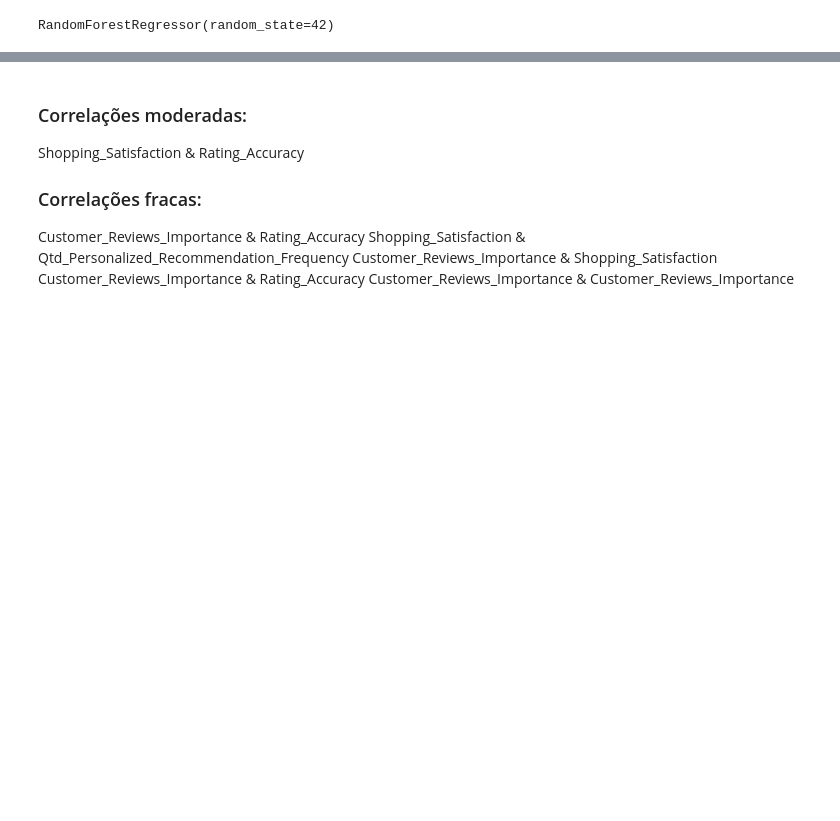
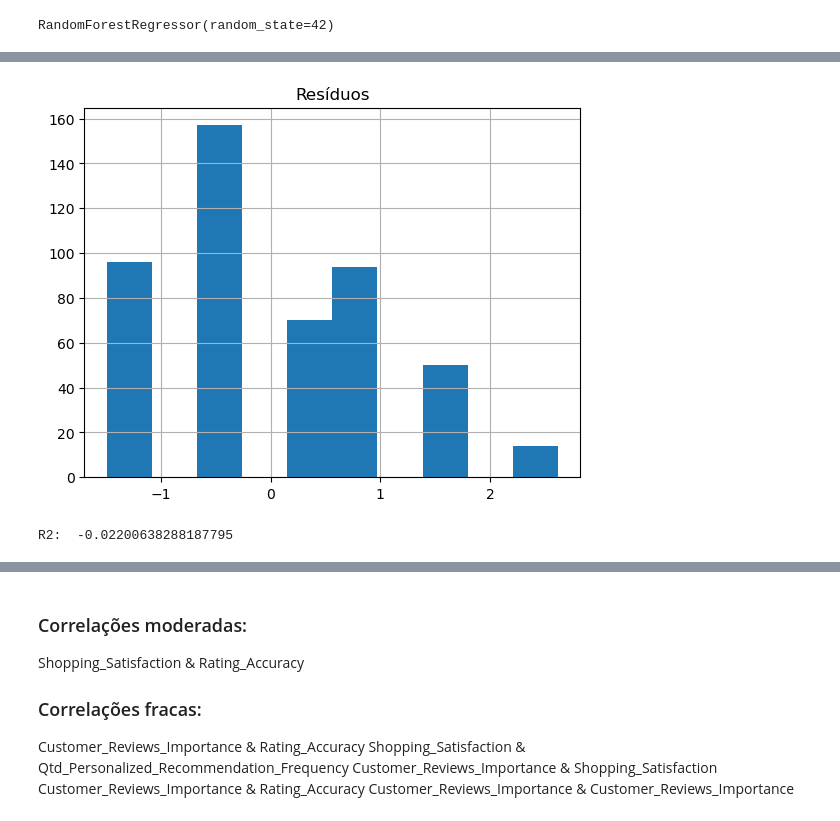
Before and after one commit to OliviaHelena10/PYTHON_PROJECTS, a Jupyter notebook: trabalhando_com_analises/cust_behavior.ipynb, the cells around one changed output, grey strips where cells are left out. Saved outputs shown, nothing was run; the diff lists cells and outputs as text; code cells hidden in the pictures; blank space fills up the shorter version.

```diff
--- a/trabalhando_com_analises/cust_behavior.ipynb
+++ b/trabalhando_com_analises/cust_behavior.ipynb
@@ -501,3 +501,10 @@ model = RandomForestRegressor(random_state=42)
 model.fit(X_train, y_train)
 # %% [output]
 RandomForestRegressor(random_state=42)
+# %%
+#Dados de treino para usar a fórmula
+df_train = pd.DataFrame(data= X_train)
+df_train['preco_de_venda'] = y_train
+from statsmodels.formula.api import ols
+
+modelo_0 = ols('Shopping_Satisfaction ~ Improvement_Areas', data = df_train).fit()
@@ -503,0 +537,14 @@ RandomForestRegressor(random_state=42)
+# %%
+modelo_0.resid.hist()
+
+plt.title('Resíduos')
+plt.show()
+# %% [output]
+[figure, added]
+# %%
+y_predict = modelo_0.predict(X_test)
+
+from sklearn.metrics import r2_score
+print('R2: ', r2_score(y_test, y_predict))
+# %% [output]
+R2:  -0.02200638288187795
```
Also changed, not shown: parts of 11 cells of this notebook.
